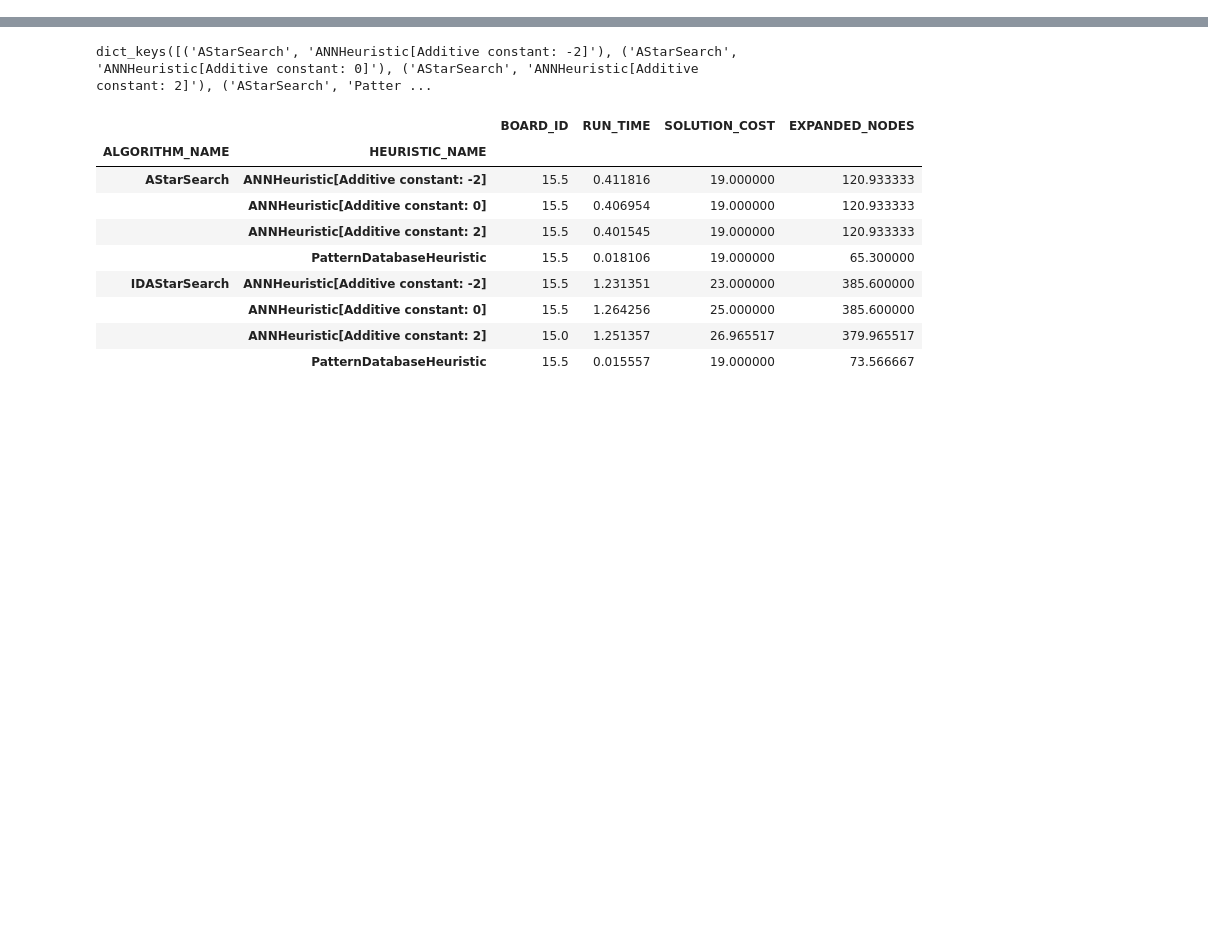
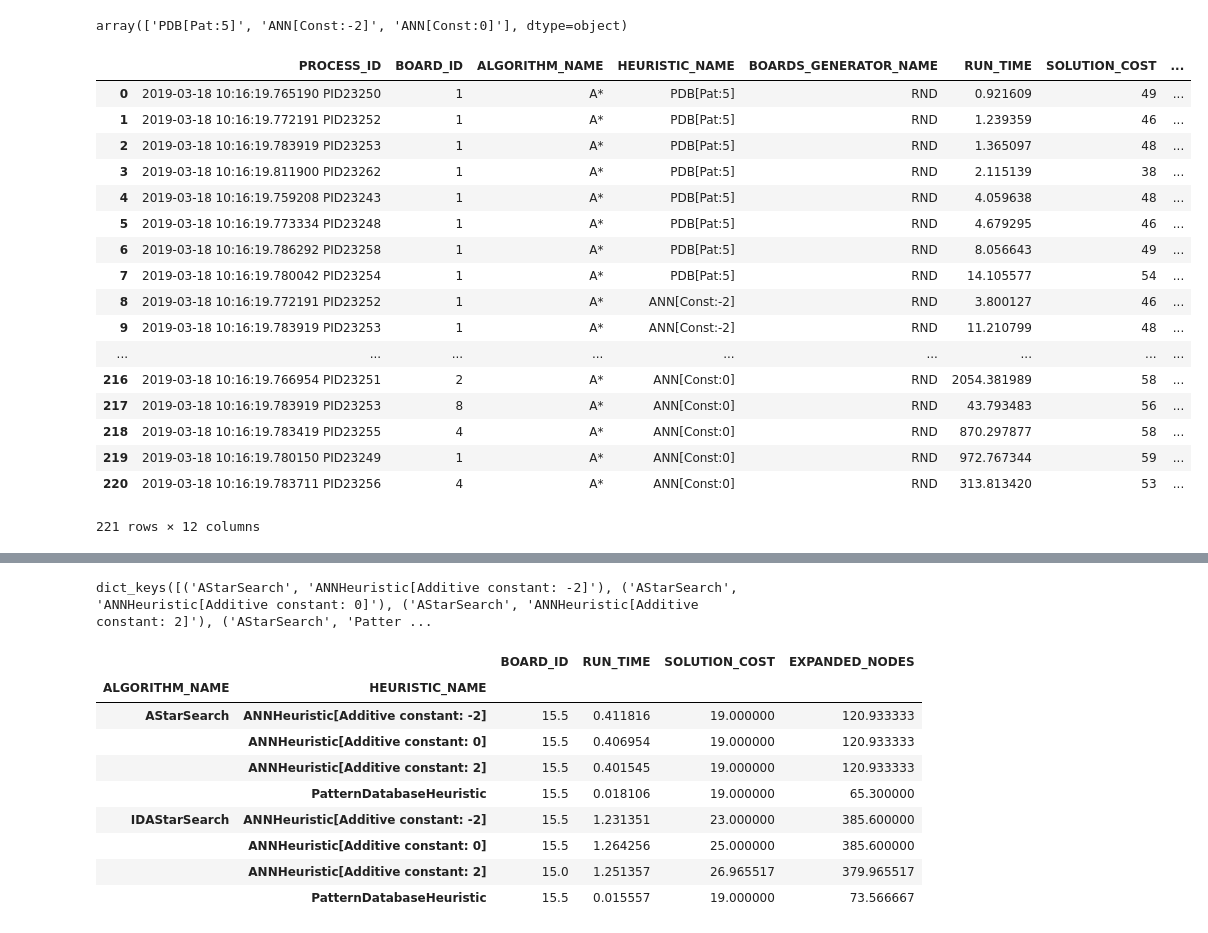
Before and after one commit to vcahlik/fifteen-puzzle, a Jupyter notebook: prototype/notebooks/ANNHeuristicBenchmark.ipynb, the cells around one changed output, grey strips where cells are left out. Cells and saved outputs as stored; diff of their text form; code cells hidden in the pictures; blank space fills up the shorter version.

Commit message:
Prototype: analysis of ANN heuristic benchmark

```diff
--- a/prototype/notebooks/ANNHeuristicBenchmark.ipynb
+++ b/prototype/notebooks/ANNHeuristicBenchmark.ipynb
@@ -27,0 +30,42 @@ results.head(10)
+# %%
+results["HEURISTIC_NAME"].unique()
+# %% [output]
+array(['PDB[Pat:5]', 'ANN[Const:-2]', 'ANN[Const:0]'], dtype=object)
+# %%
+pdb_results = results[results["HEURISTIC_NAME"] == "PDB[Pat:5]"]
+ann_results = results[results["HEURISTIC_NAME"] == "ANN[Const:0]"]
+ann_add_const_results = results[results["HEURISTIC_NAME"] == "ANN[Const:-2]"]
+# %%
+def optimal_cost(row):
+    process_id = row["PROCESS_ID"]
+    board_id = row["BOARD_ID"]
+
+    pdb_row_df = pdb_results[(pdb_results.PROCESS_ID == process_id) & (pdb_results.BOARD_ID == board_id)]
+    return pdb_row_df.iloc[0]["SOLUTION_COST"]
+# %%
+results_complete = results.copy()
+
+results_complete["OPTIMAL_SOLUTION_COST"] = results_complete.apply(lambda row: optimal_cost(row), axis=1)
+results_complete["SOLUTION_COST_ERROR"] = results_complete["SOLUTION_COST"] - results_complete["OPTIMAL_SOLUTION_COST"]
+results_complete["INITIAL_HEURISTIC_PREDICTION_ERROR"] = results_complete["INITIAL_HEURISTIC_PREDICTION"] - results_complete["OPTIMAL_SOLUTION_COST"]
+# %%
+results_complete
+# %% [output]
+|  | PROCESS_ID | BOARD_ID | ALGORITHM_NAME | HEURISTIC_NAME | BOARDS_GENERATOR_NAME | RUN_TIME | SOLUTION_COST | ... |
+| 0 | 2019-03-18 10:16:19.765190 PID23250 | 1 | A* | PDB[Pat:5] | RND | 0.921609 | 49 | ... |
+| 1 | 2019-03-18 10:16:19.772191 PID23252 | 1 | A* | PDB[Pat:5] | RND | 1.239359 | 46 | ... |
+| 2 | 2019-03-18 10:16:19.783919 PID23253 | 1 | A* | PDB[Pat:5] | RND | 1.365097 | 48 | ... |
+| 3 | 2019-03-18 10:16:19.811900 PID23262 | 1 | A* | PDB[Pat:5] | RND | 2.115139 | 38 | ... |
+| 4 | 2019-03-18 10:16:19.759208 PID23243 | 1 | A* | PDB[Pat:5] | RND | 4.059638 | 48 | ... |
+| 5 | 2019-03-18 10:16:19.773334 PID23248 | 1 | A* | PDB[Pat:5] | RND | 4.679295 | 46 | ... |
+| 6 | 2019-03-18 10:16:19.786292 PID23258 | 1 | A* | PDB[Pat:5] | RND | 8.056643 | 49 | ... |
+| 7 | 2019-03-18 10:16:19.780042 PID23254 | 1 | A* | PDB[Pat:5] | RND | 14.105577 | 54 | ... |
+| 8 | 2019-03-18 10:16:19.772191 PID23252 | 1 | A* | ANN[Const:-2] | RND | 3.800127 | 46 | ... |
+| 9 | 2019-03-18 10:16:19.783919 PID23253 | 1 | A* | ANN[Const:-2] | RND | 11.210799 | 48 | ... |
+| ... | ... | ... | ... | ... | ... | ... | ... | ... |
+| 216 | 2019-03-18 10:16:19.766954 PID23251 | 2 | A* | ANN[Const:0] | RND | 2054.381989 | 58 | ... |
+| 217 | 2019-03-18 10:16:19.783919 PID23253 | 8 | A* | ANN[Const:0] | RND | 43.793483 | 56 | ... |
+| 218 | 2019-03-18 10:16:19.783419 PID23255 | 4 | A* | ANN[Const:0] | RND | 870.297877 | 58 | ... |
+| 219 | 2019-03-18 10:16:19.780150 PID23249 | 1 | A* | ANN[Const:0] | RND | 972.767344 | 59 | ... |
+| 220 | 2019-03-18 10:16:19.783711 PID23256 | 4 | A* | ANN[Const:0] | RND | 313.813420 | 53 | ... |
+221 rows × 12 columns
```
Also changed, not shown: parts of 15 cells of this notebook, 1 other file.
